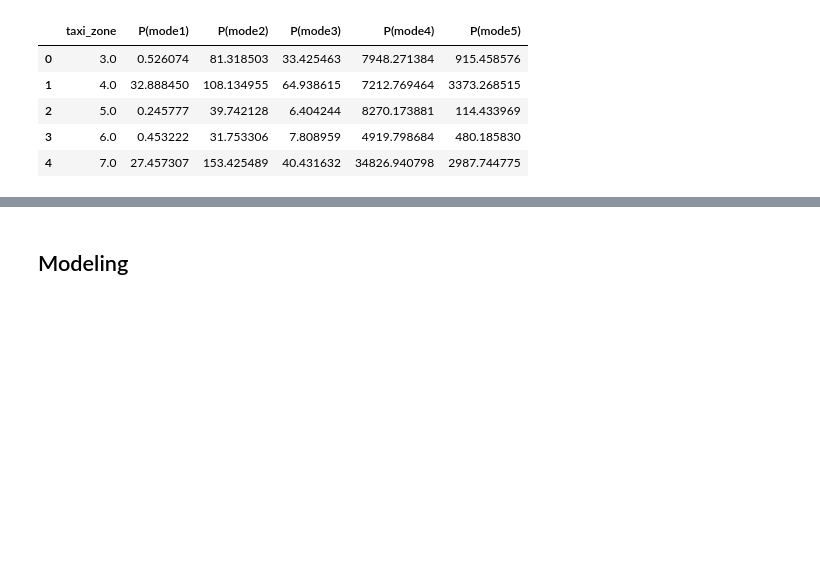
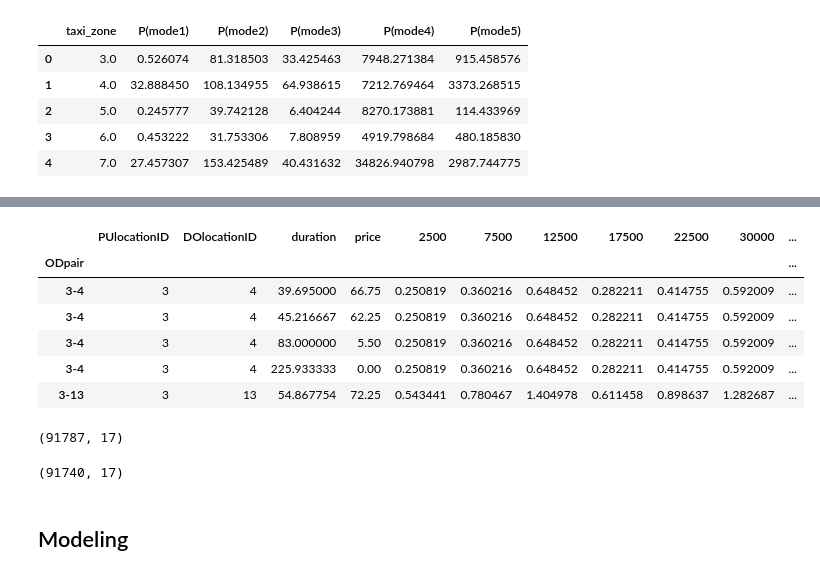
Before and after one commit to Rufei-Sheng/Manhattan-Congestion-Surcharge-Capstone, a Jupyter notebook: modeling/modeling_update.ipynb, the cells around one changed output, grey strips where cells are left out. Saved outputs shown, nothing was run; the diff lists cells and outputs as text; code cells hidden in the pictures; blank space fills up the shorter version.

```diff
--- a/modeling/modeling_update.ipynb
+++ b/modeling/modeling_update.ipynb
@@ -65,0 +66,18 @@ mode_data[:7242]
+# %%
+mode_data_2.loc[mode_data_2['mode']==1,'price'] = mode_data_2.loc[mode_data_2['mode']==1,'price']+2.5
+mode_data_2.loc[mode_data_2['mode']==2,'price'] = mode_data_2.loc[mode_data_2['mode']==2,'price']+2.75
+mode_data_2.loc[mode_data_2['mode']==3,'price'] = mode_data_2.loc[mode_data_2['mode']==3,'price']+0.75
+# %%
+mode_data_2.head()
+# %% [output]
+|  | PUlocationID | DOlocationID | duration | price | 2500 | 7500 | 12500 | 17500 | 22500 | 30000 | ... |
+| ODpair |  |  |  |  |  |  |  |  |  |  | ... |
+| 3-4 | 3 | 4 | 39.695000 | 66.75 | 0.250819 | 0.360216 | 0.648452 | 0.282211 | 0.414755 | 0.592009 | ... |
+| 3-4 | 3 | 4 | 45.216667 | 62.25 | 0.250819 | 0.360216 | 0.648452 | 0.282211 | 0.414755 | 0.592009 | ... |
+| 3-4 | 3 | 4 | 83.000000 | 5.50 | 0.250819 | 0.360216 | 0.648452 | 0.282211 | 0.414755 | 0.592009 | ... |
+| 3-4 | 3 | 4 | 225.933333 | 0.00 | 0.250819 | 0.360216 | 0.648452 | 0.282211 | 0.414755 | 0.592009 | ... |
+| 3-13 | 3 | 13 | 54.867754 | 72.25 | 0.543441 | 0.780467 | 1.404978 | 0.611458 | 0.898637 | 1.282687 | ... |
+# %%
+mode_data_2.shape
+# %% [output]
+(91787, 17)
@@ -66,3 +86,7 @@ mode_data[:7242]
+# %%
+mode_data_2.shape
+# %% [output]
+(91740, 17)
 # %% [markdown]
 ## Modeling
 # %% [markdown]
```
Also changed, not shown: parts of 19 cells of this notebook, 3 other files.
